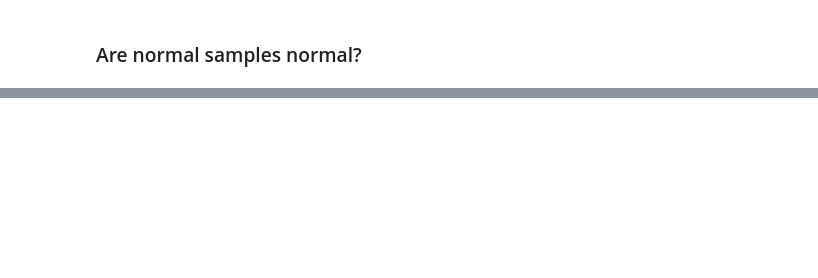
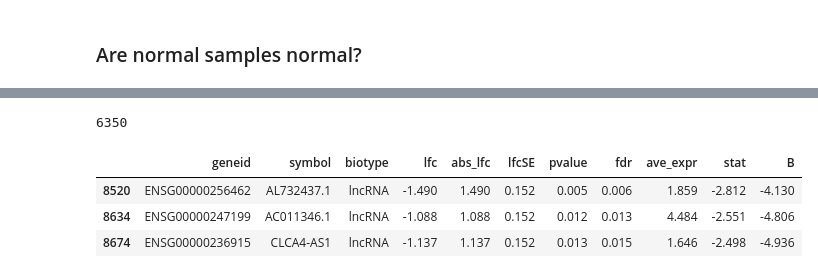
Before and after one commit to flalix/perturb_agent, a Jupyter notebook: notebooks/mtp_TCGA_54_PSI_all_PAADs_Cluster_DEGs.ipynb, the cells around one changed output, grey strips where cells are left out. Cells and saved outputs as stored; diff of their text form; code cells hidden in the pictures; blank space fills up the shorter version.

```diff
--- a/notebooks/mtp_TCGA_54_PSI_all_PAADs_Cluster_DEGs.ipynb
+++ b/notebooks/mtp_TCGA_54_PSI_all_PAADs_Cluster_DEGs.ipynb
@@ -319,4 +402,6 @@ df_tumor.head(3)
 # %%
+df_metadata = gdc.df_metadata
+
 cols_normal = df_metadata[df_metadata.condition == 'normal'].index.to_list()
 # %%
 
@@ -444,0 +602,11 @@ df_lfc_ori
+# %%
+df_degs = df_lfc_ori[ (df_lfc_ori.abs_lfc >= 1.0) & (df_lfc_ori.fdr < 0.05) ]
+print(len(df_degs))
+
+df_degs.tail(3)
+# %% [output]
+6350
+|  | geneid | symbol | biotype | lfc | abs_lfc | lfcSE | pvalue | fdr | ave_expr | stat | B |
+| 8520 | ENSG00000256462 | AL732437.1 | lncRNA | -1.490 | 1.490 | 0.152 | 0.005 | 0.006 | 1.859 | -2.812 | -4.130 |
+| 8634 | ENSG00000247199 | AC011346.1 | lncRNA | -1.088 | 1.088 | 0.152 | 0.012 | 0.013 | 4.484 | -2.551 | -4.806 |
+| 8674 | ENSG00000236915 | CLCA4-AS1 | lncRNA | -1.137 | 1.137 | 0.152 | 0.013 | 0.015 | 1.646 | -2.498 | -4.936 |
```
Also changed, not shown: parts of 22 cells of this notebook.
